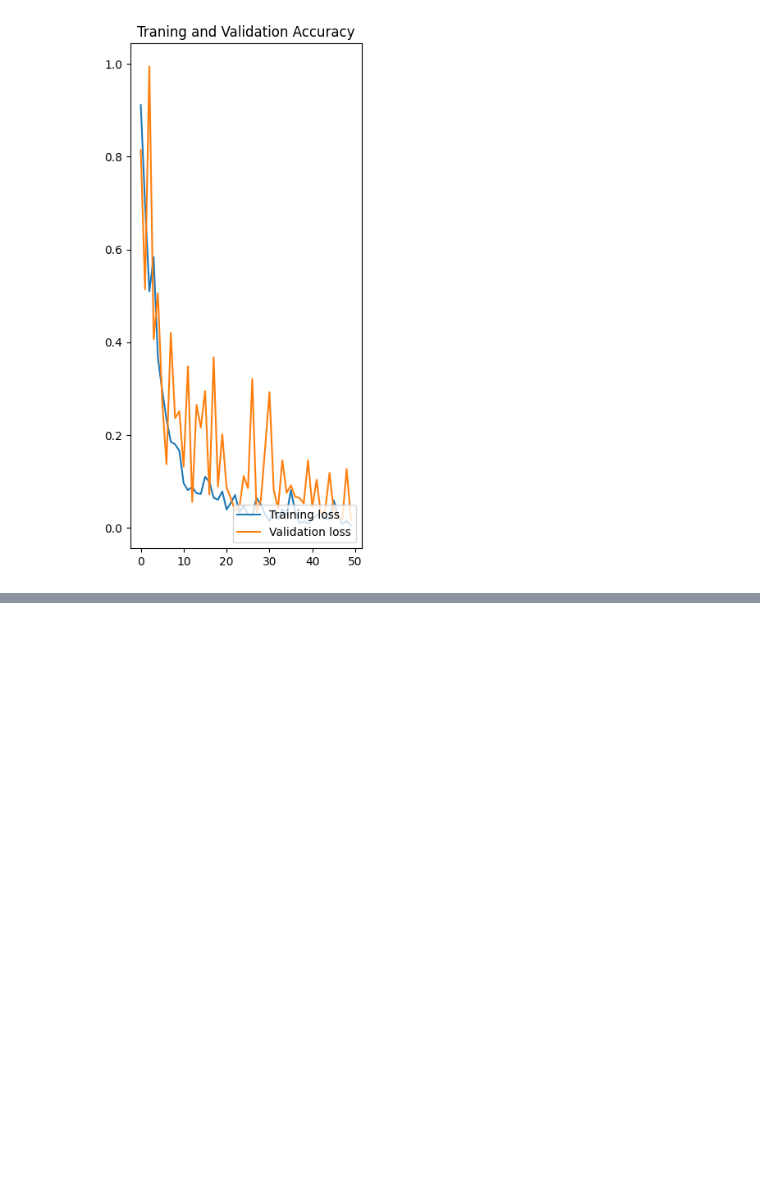
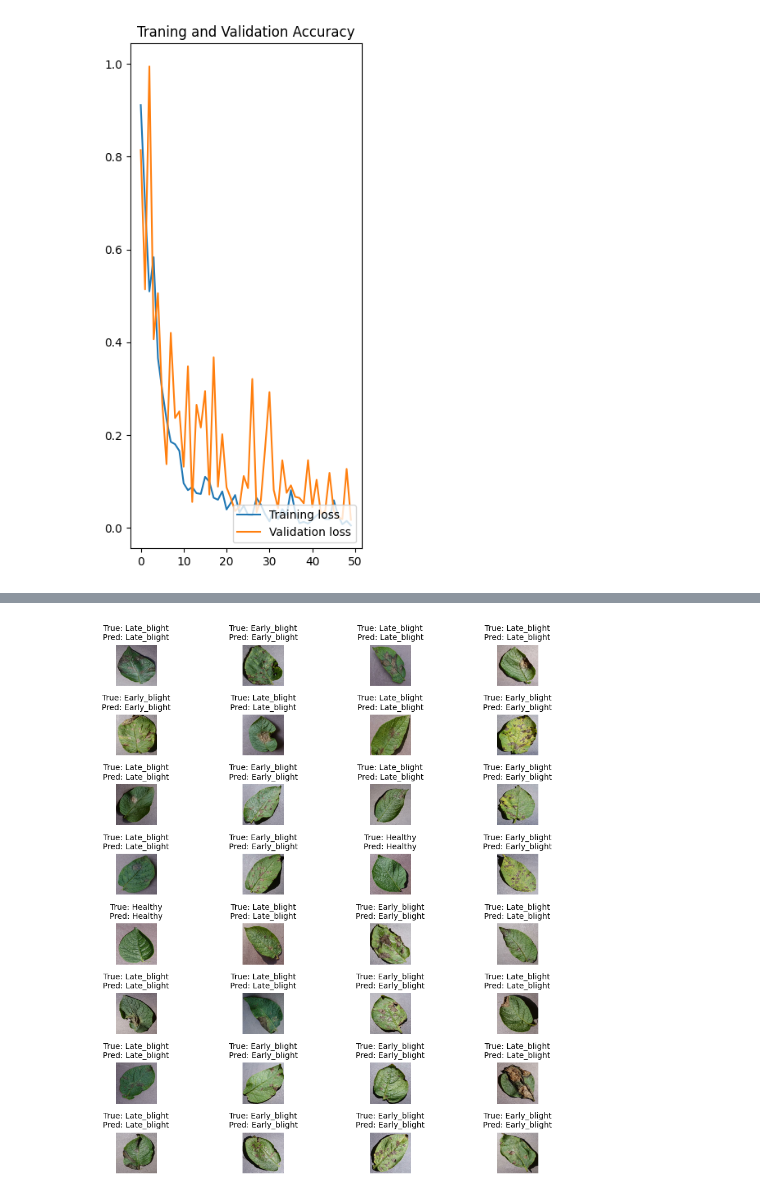
Before and after one commit to devrahulbanjara/Potato-Disease-Classification, a Jupyter notebook: Training/training.ipynb, the cells around one changed output, grey strips where cells are left out. Drawn from its saved outputs; the diff is of its cells as text; code cells hidden in the pictures; blank space fills up the shorter version.

Commit message:
Model working fine

```diff
--- a/Training/training.ipynb
+++ b/Training/training.ipynb
@@ -198,3 +199,21 @@ plt.title("Traning and Validation Accuracy")
 Text(0.5, 1.0, 'Traning and Validation Accuracy')
 [figure]
 [figure]
+# %%
+def plot_images(images, labels_true, labels_pred, class_names, nrows=4, ncols=8):
+    fig = plt.figure(figsize=(10,10))
+    for i in range(nrows * ncols):
+        plt.subplot(nrows, ncols, i + 1)
+        plt.imshow(images[i].numpy().astype("uint8"))
+        plt.axis('off')
+        true_label = class_names[labels_true[i].numpy()]
+        pred_label = class_names[labels_pred[i]]
+        plt.title(f"True: {true_label}\nPred: {pred_label}", fontsize=10)
+    plt.tight_layout()
+    plt.show()
+
+for images_batch, label_batch in test_ds.take(1):
+    batch_predictions = model.predict(images_batch)
+    predicted_labels = np.argmax(batch_predictions, axis=1)
+    plot_images(images_batch, label_batch, predicted_labels, class_names, nrows=8, ncols=4)
+# %% [output]
@@ -200,0 +221 @@ Text(0.5, 1.0, 'Traning and Validation Accuracy')
+[figure, added]
```
Also changed, not shown: parts of 4 cells of this notebook.
